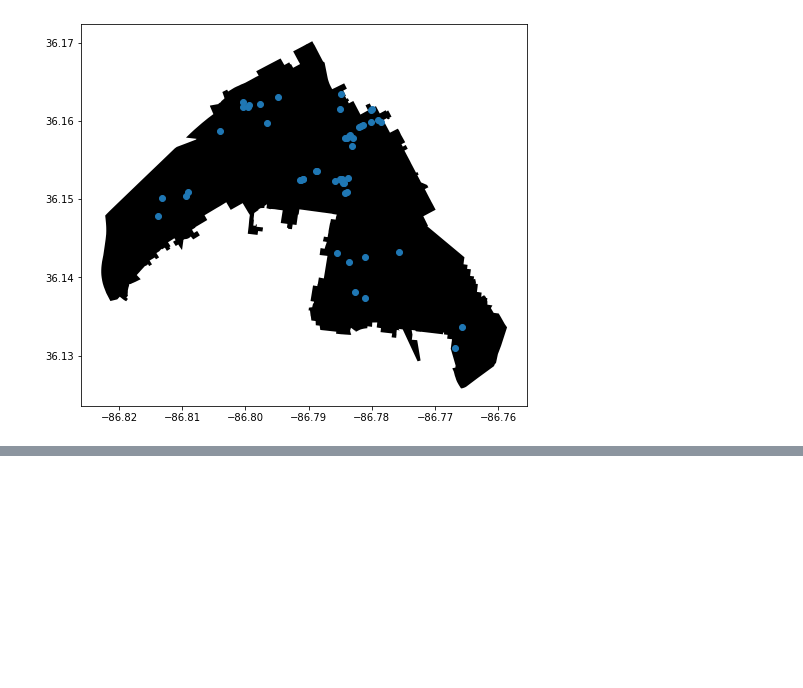
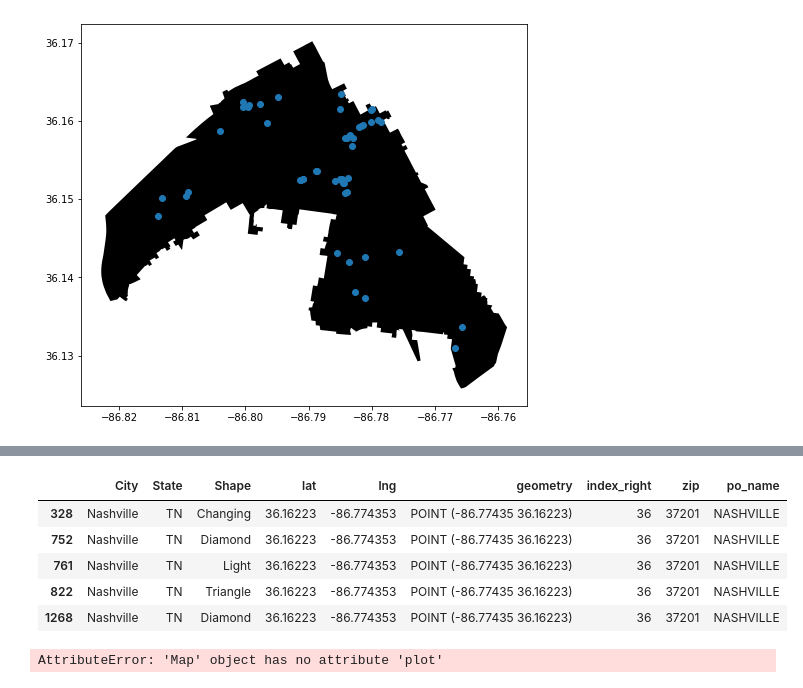
Before and after one commit to Cuiweiyi/geospatial-python-project-Cuiweiyi, a Jupyter notebook: notebooks/Firestations_in_Nash.ipynb, the cells around one changed output, grey strips where cells are left out. Cells and saved outputs as stored; diff of their text form; code cells hidden in the pictures; blank space fills up the shorter version.

```diff
--- a/notebooks/Firestations_in_Nash.ipynb
+++ b/notebooks/Firestations_in_Nash.ipynb
@@ -219,0 +291,7 @@ plt.show();
+# %%
+AP_Nash = AP_TN.loc[AP_TN['City']== 'Nashville']
+# %%
+AP_Nash['geometry'] = AP_TN.apply(lambda x: Point((x.lng,
+                                                         x.lat)),
+                                        axis=1)
+AP_Nash.head(3);
@@ -219,0 +304,4 @@ plt.show();
+# %%
+geo_unknown = gpd.GeoDataFrame(AP_TN,
+                           crs = zipcodes.crs,
+                           geometry = AP_Nash['geometry'])
@@ -219,0 +325,16 @@ plt.show();
+# %%
+I_want_to_believe.head()
+# %% [output]
+|  | City | State | Shape | lat | lng | geometry | index_right | zip | po_name |
+| 328 | Nashville | TN | Changing | 36.16223 | -86.774353 | POINT (-86.77435 36.16223) | 36 | 37201 | NASHVILLE |
+| 752 | Nashville | TN | Diamond | 36.16223 | -86.774353 | POINT (-86.77435 36.16223) | 36 | 37201 | NASHVILLE |
+| 761 | Nashville | TN | Light | 36.16223 | -86.774353 | POINT (-86.77435 36.16223) | 36 | 37201 | NASHVILLE |
+| 822 | Nashville | TN | Triangle | 36.16223 | -86.774353 | POINT (-86.77435 36.16223) | 36 | 37201 | NASHVILLE |
+| 1268 | Nashville | TN | Diamond | 36.16223 | -86.774353 | POINT (-86.77435 36.16223) | 36 | 37201 | NASHVILLE |
+# %%
+ax = zipcodes.plot(figsize = (8, 10), color = 'magenta')
+#I_want_to_believe.plot( ax = ax, column = 'geometry');
+plt.show();
+##I realized I was thinking too narrow. I have cities, but no zip or streets for UFO data. Do all of TN.
+# %% [output]
+AttributeError: 'Map' object has no attribute 'plot'
```
Also changed, not shown: parts of 22 cells of this notebook.
